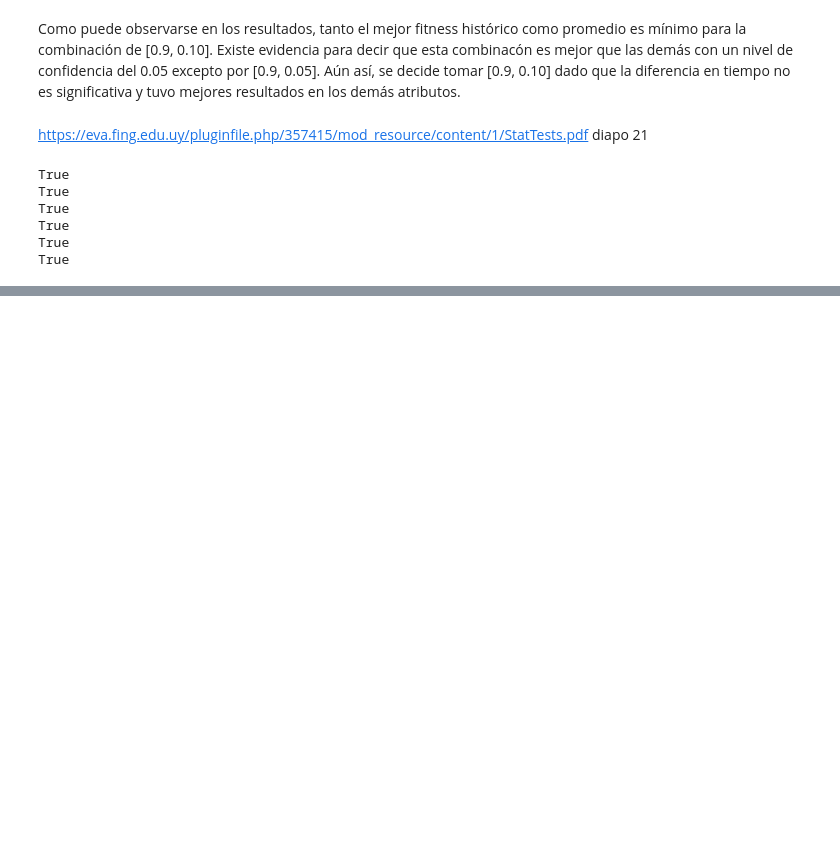
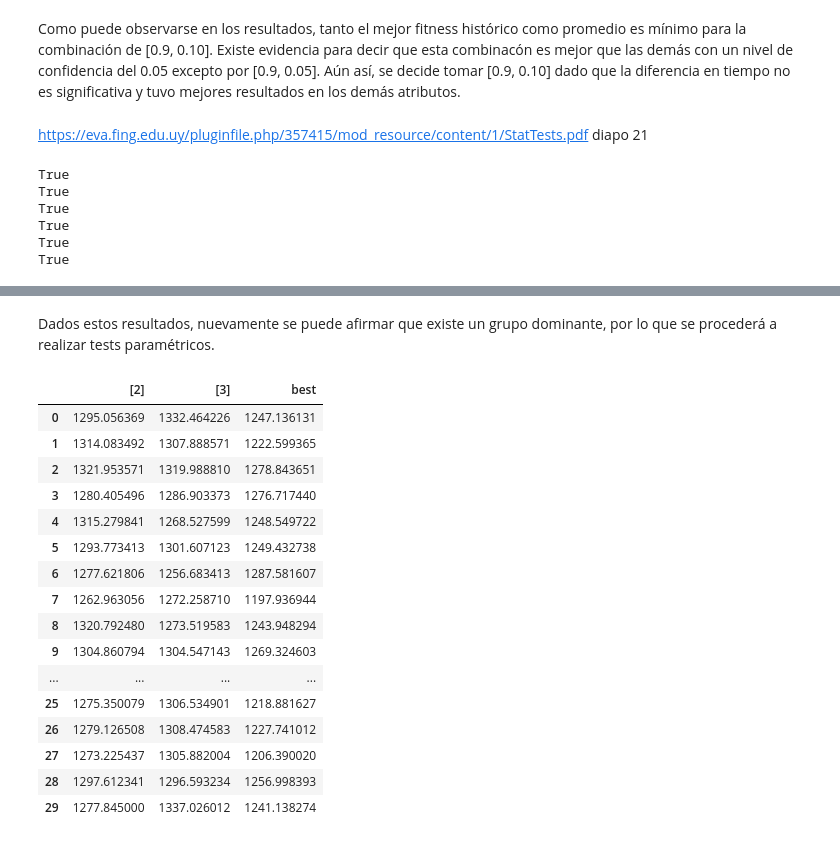
Before and after one commit to guidodinello/polygonal-evolutionary-algorithm, a Jupyter notebook: analysis.ipynb, the cells around one changed output, grey strips where cells are left out. Cells and saved outputs as stored; diff of their text form; code cells hidden in the pictures; blank space fills up the shorter version.

```diff
--- a/analysis.ipynb
+++ b/analysis.ipynb
@@ -158,0 +201,24 @@ True
+# %% [markdown]
+Dados estos resultados, nuevamente se puede afirmar que existe un grupo dominante, por lo que se procederá a realizar tests paramétricos.
+# %%
+#add column from parametric
+informales["best"] = parametricos["[0.9, 0.1]"]
+informales
+# %% [output]
+|  | [2] | [3] | best |
+| 0 | 1295.056369 | 1332.464226 | 1247.136131 |
+| 1 | 1314.083492 | 1307.888571 | 1222.599365 |
+| 2 | 1321.953571 | 1319.988810 | 1278.843651 |
+| 3 | 1280.405496 | 1286.903373 | 1276.717440 |
+| 4 | 1315.279841 | 1268.527599 | 1248.549722 |
+| 5 | 1293.773413 | 1301.607123 | 1249.432738 |
+| 6 | 1277.621806 | 1256.683413 | 1287.581607 |
+| 7 | 1262.963056 | 1272.258710 | 1197.936944 |
+| 8 | 1320.792480 | 1273.519583 | 1243.948294 |
+| 9 | 1304.860794 | 1304.547143 | 1269.324603 |
+| ... | ... | ... | ... |
+| 25 | 1275.350079 | 1306.534901 | 1218.881627 |
+| 26 | 1279.126508 | 1308.474583 | 1227.741012 |
+| 27 | 1273.225437 | 1305.882004 | 1206.390020 |
+| 28 | 1297.612341 | 1296.593234 | 1256.998393 |
+| 29 | 1277.845000 | 1337.026012 | 1241.138274 |
```
Also changed, not shown: parts of 8 cells of this notebook, 6 other files.
